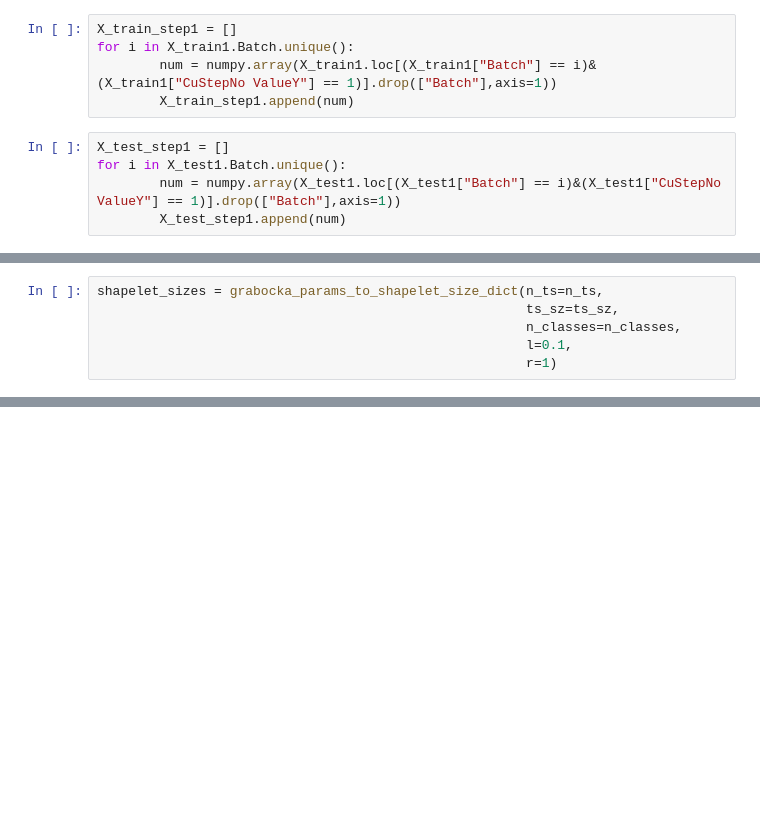
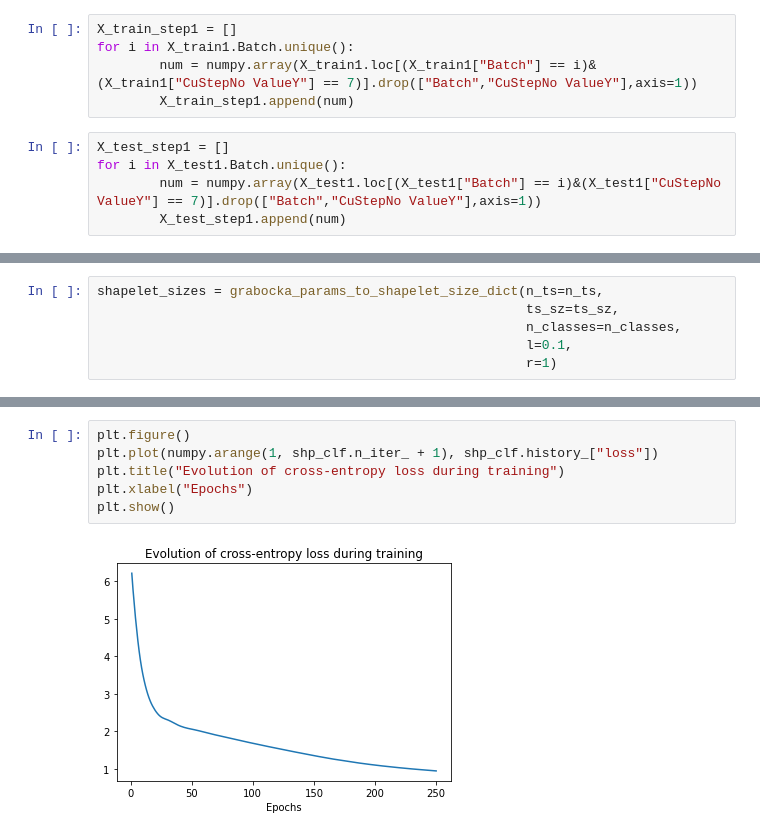
Before and after one commit to P-AEL/Analyse_von_Prozessdaten, a Jupyter notebook: Paul/Learning_Shapelets.ipynb, the cells around one changed output, grey strips where cells are left out. Cells and saved outputs as stored; diff of their text form; blank space fills up the shorter version.

```diff
--- a/Paul/Learning_Shapelets.ipynb
+++ b/Paul/Learning_Shapelets.ipynb
@@ -38,12 +38,12 @@ X_test1 = df_test1.drop(["DeviationID ValueY","Next_Step","timestamp","Unnamed:
 # %%
 X_train_step1 = []
 for i in X_train1.Batch.unique():
-        num = numpy.array(X_train1.loc[(X_train1["Batch"] == i)&(X_train1["CuStepNo ValueY"] == 1)].drop(["Batch"],axis=1))
+        num = numpy.array(X_train1.loc[(X_train1["Batch"] == i)&(X_train1["CuStepNo ValueY"] == 7)].drop(["Batch","CuStepNo ValueY"],axis=1))
         X_train_step1.append(num)
 # %%
 X_test_step1 = []
 for i in X_test1.Batch.unique():
-        num = numpy.array(X_test1.loc[(X_test1["Batch"] == i)&(X_test1["CuStepNo ValueY"] == 1)].drop(["Batch"],axis=1))
+        num = numpy.array(X_test1.loc[(X_test1["Batch"] == i)&(X_test1["CuStepNo ValueY"] == 7)].drop(["Batch","CuStepNo ValueY"],axis=1))
         X_test_step1.append(num)
 # %%
 length = []
@@ -184,0 +120,8 @@ Correct classification rate: 0.38
+# %%
+plt.figure()
+plt.plot(numpy.arange(1, shp_clf.n_iter_ + 1), shp_clf.history_["loss"])
+plt.title("Evolution of cross-entropy loss during training")
+plt.xlabel("Epochs")
+plt.show()
+# %% [output]
+[figure, added]
```
Also changed, not shown: parts of 42 cells of this notebook, 1 other file.
